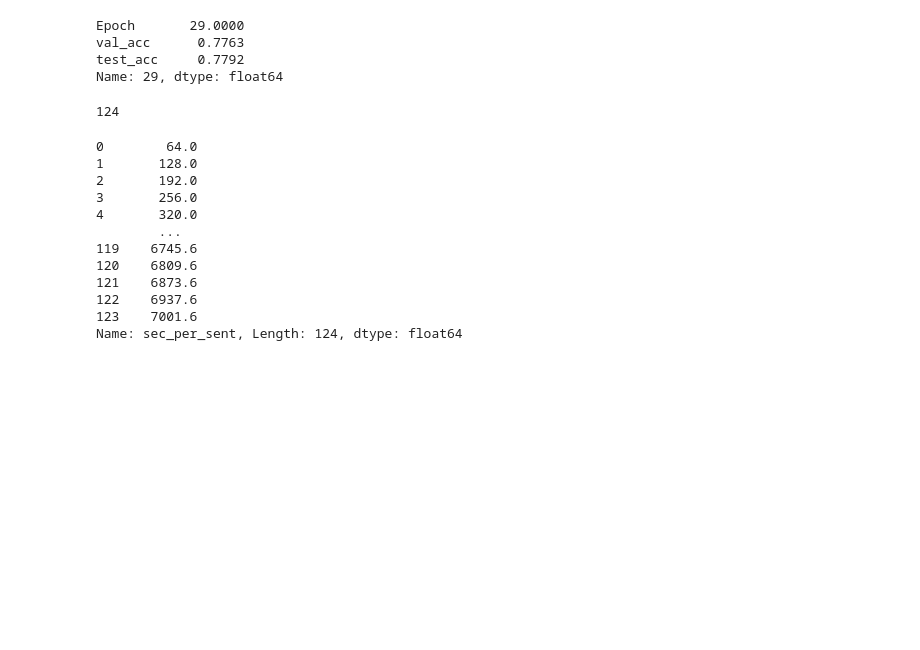
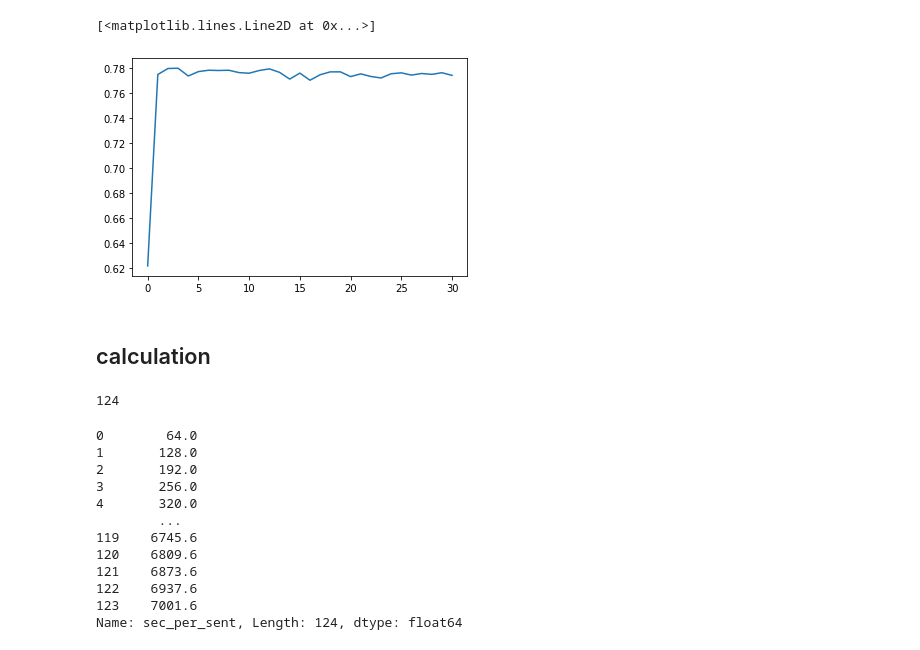
Before and after one commit to KengoA/hyperbolic_nn, a Jupyter notebook: snli_dataset/logs/Extract_logs.ipynb, the cells around one changed output. Drawn from its saved outputs; the diff is of its cells as text; code cells hidden in the pictures; blank space fills up the shorter version.

```diff
--- a/snli_dataset/logs/Extract_logs.ipynb
+++ b/snli_dataset/logs/Extract_logs.ipynb
@@ -38,15 +56,37 @@ def datapoints(df_loss,smooth=True,ave_num=20):
         return time[ave_num:], loss
     else:
         return time, loss
+# %%
+def epoch_vs_acc(df_acc,smooth=False,ave_num=2,ave=False):
+    epoch = range(31)
+    acc = np.array(df_acc.loc[:30])[:,1]
+#     i = 0
+#     if ave:
+#         ave_acc = []
+#         while i<len(epoch):
+#             ave_acc = np.sum(acc[i:i+4])/4
+#             i+=4
+#             ave_acc.append(ave_acc)
+#         epoch = range(len(ave_losses))
+
+#         return epoch, ave_acc
+
+#     if smooth:
+#         for _ in range(ave_num):
+#             acc = (acc[:-1]+acc[1:])/2
+#         return epoch[ave_num:], acc
+#     else:
+    return epoch, acc
+# %%
+epoch,acc = epoch_vs_acc(twod_eucl_rnn,smooth=False)
+plt.plot(epoch, acc,label='2D euclidean')
+# %% [output]
+[<matplotlib.lines.Line2D at 0x...>]
+[figure, added]
+# %% [markdown]
+## calculation
 # %%
 twod_eucl_rnn, twod_eucl_rnn_loss = log_loader('2D_eucl_rnn.txt')
-# %%
-twod_eucl_rnn.loc[29]
-# %% [output]
-Epoch       29.0000
-val_acc      0.7763
-test_acc     0.7792
-Name: 29, dtype: float64
 # %%
 len(np.array(twod_eucl_rnn_loss['curr_loss']))
 # %% [output]
```
Also changed, not shown: parts of 23 cells of this notebook, 3 other files.
